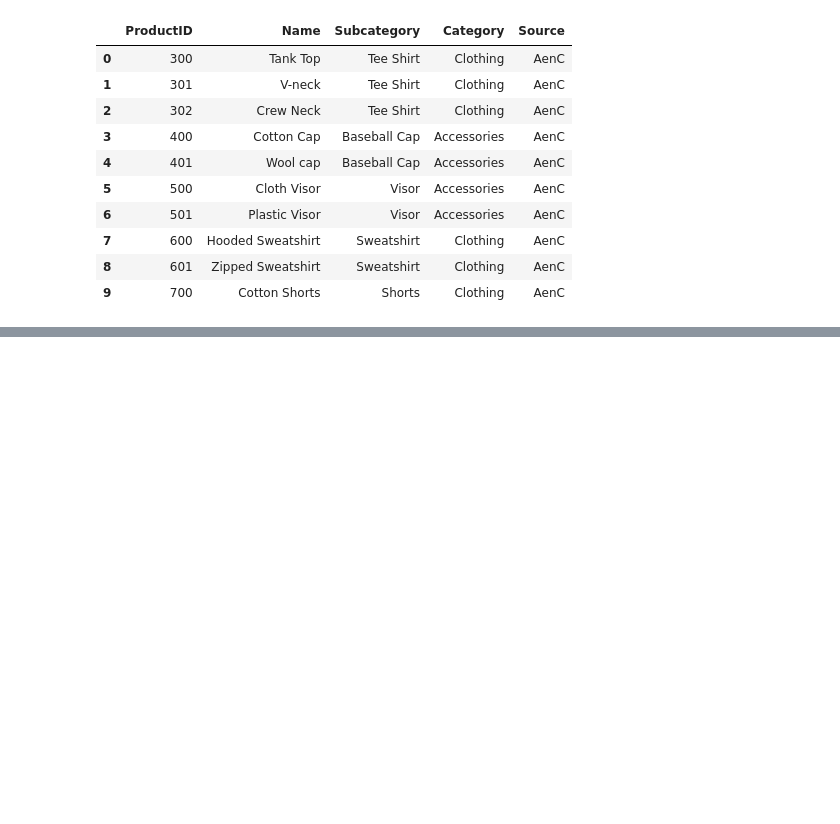
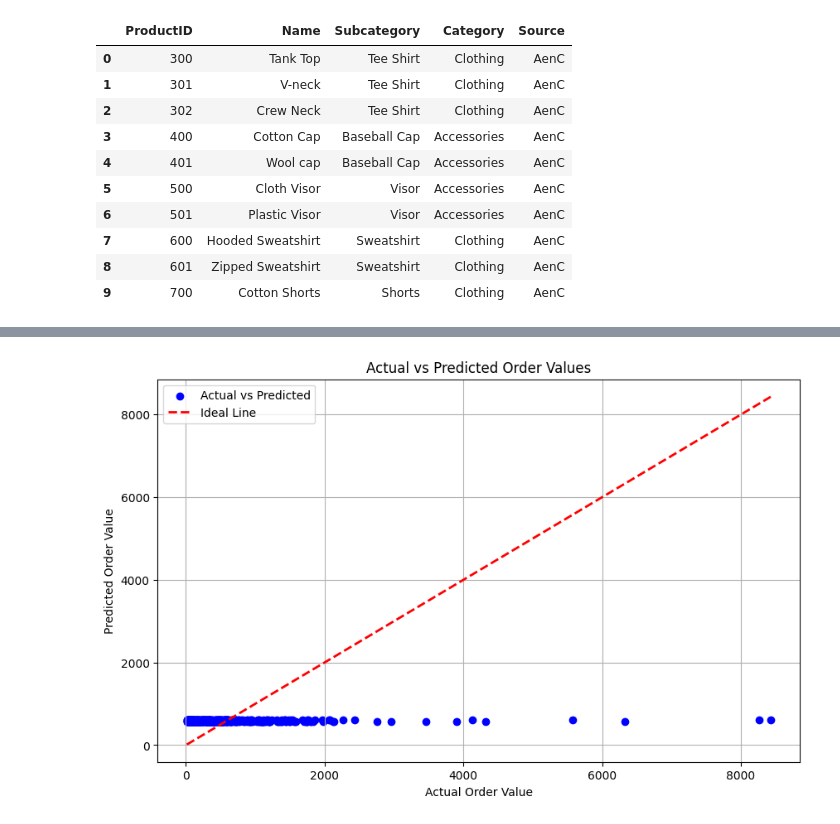
Before and after one commit to juustins/DEDS-PROJECT-2024, a Jupyter notebook: Database load.ipynb, the cells around one changed output, grey strips where cells are left out. Cells and saved outputs as stored; diff of their text form; code cells hidden in the pictures; blank space fills up the shorter version.

Commit message:
Average

```diff
--- a/Database load.ipynb
+++ b/Database load.ipynb
@@ -149,0 +114,74 @@ combined_products
+# %%
+DB = {'servername': 'RAMCO\SQLEXPRESS',
+      'database': 'Northwind'}
+
+export_conn = pyodbc.connect('DRIVER={SQL Server};SERVER='+ DB['servername'] + ';DATABASE=' + DB['database'] + ';Trusted_Connection=yes')
+# %%
+import pyodbc
+import pandas as pd
+from sklearn.model_selection import train_test_split
+from sklearn.tree import DecisionTreeRegressor
+from sklearn.preprocessing import LabelEncoder
+from sklearn.metrics import mean_squared_error, r2_score
+
+
+# Fetching relevant data from Northwind database
+orders_df = pd.read_sql_query("SELECT OrderID, OrderDate, CustomerID FROM Orders", export_conn)
+order_details_df = pd.read_sql_query("SELECT OrderID, ProductID, UnitPrice, Quantity, Discount FROM [Order Details]", export_conn)
+
+# Calculating the order value for each order
+order_details_df['OrderValue'] = order_details_df['UnitPrice'] * order_details_df['Quantity'] * (1 - order_details_df['Discount'])
+
+# Merging orders and order details to calculate average order value
+merged_orders_df = pd.merge(orders_df, order_details_df, on='OrderID', how='left')
+average_order_value = merged_orders_df.groupby('OrderID')['OrderValue'].sum().mean()
+print(f"Average Order Value: {average_order_value}")
+
+# Preparing data for regression analysis to understand the impact of discounts
+merged_orders_df['DiscountApplied'] = merged_orders_df['Discount'].apply(lambda x: 'Yes' if x > 0 else 'No')
+
+# Encode categorical variables
+label_encoders = {}
+for column in ['DiscountApplied']:
+    label_encoders[column] = LabelEncoder()
+    merged_orders_df[column] = label_encoders[column].fit_transform(merged_orders_df[column])
+
+# Feature selection
+X = merged_orders_df[['DiscountApplied']]
+y = merged_orders_df['OrderValue']
+
+# Splitting data into training and testing sets
+X_train, X_test, y_train, y_test = train_test_split(X, y, test_size=0.2, random_state=42)
+
+# Training Decision Tree Regression model
+regressor = DecisionTreeRegressor(random_state=42)
+regressor.fit(X_train, y_train)
+
+# Making predictions
+y_pred = regressor.predict(X_test)
+
+# Evaluating the model
+mse = mean_squared_error(y_test, y_pred)
+r2 = r2_score(y_test, y_pred)
+
+print(f"Mean Squared Error: {mse}")
+print(f"R^2 Score: {r2}")
+
+# Optionally, show some predictions vs actual values
+comparison_df = pd.DataFrame({'Actual': y_test, 'Predicted': y_pred})
+print(comparison_df.head())
+
+
+import matplotlib.pyplot as plt
+
+# Plotting actual vs predicted values
+plt.figure(figsize=(10, 6))
+plt.scatter(y_test, y_pred, color='blue', label='Actual vs Predicted')
+plt.plot([y_test.min(), y_test.max()], [y_test.min(), y_test.max()], 'k--', lw=2, color='red', label='Ideal Line')
+plt.xlabel('Actual Order Value')
+plt.ylabel('Predicted Order Value')
+plt.title('Actual vs Predicted Order Values')
+plt.legend()
+plt.grid(True)
+plt.show()
+# %% [output]
@@ -149,0 +197 @@ combined_products
+[figure, added]
```
Also changed, not shown: parts of 6 cells of this notebook, 2 other files.
